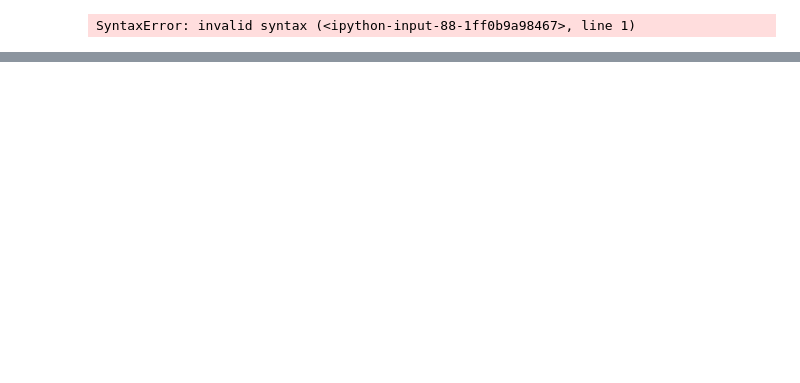
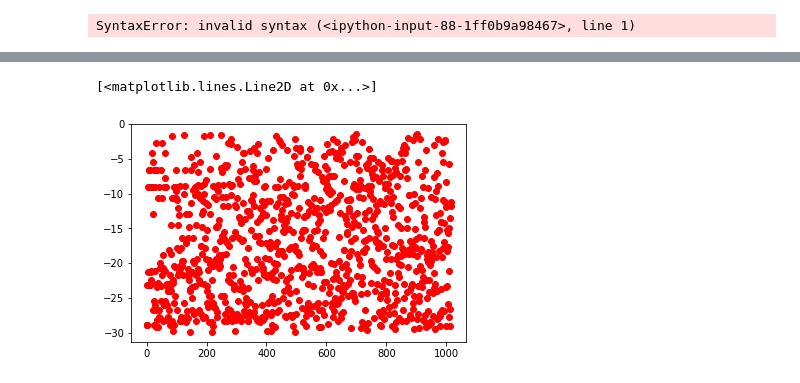
Before and after one commit to MarioBonse/MachineLearningProject, a Jupyter notebook: src/ResultsView.ipynb, the cells around one changed output, grey strips where cells are left out. Saved outputs shown, nothing was run; the diff lists cells and outputs as text; code cells hidden in the pictures; blank space fills up the shorter version.

```diff
--- a/src/ResultsView.ipynb
+++ b/src/ResultsView.ipynb
@@ -64,0 +75,5 @@ SyntaxError: invalid syntax (<ipython-input-88-1ff0b9a98467>, line 1)
+# %%
+plt.plot(Y[:,1], 'ro')
+# %% [output]
+[<matplotlib.lines.Line2D at 0x...>]
+[figure, added]
```
Also changed, not shown: parts of 2 cells of this notebook, 9 other files.
